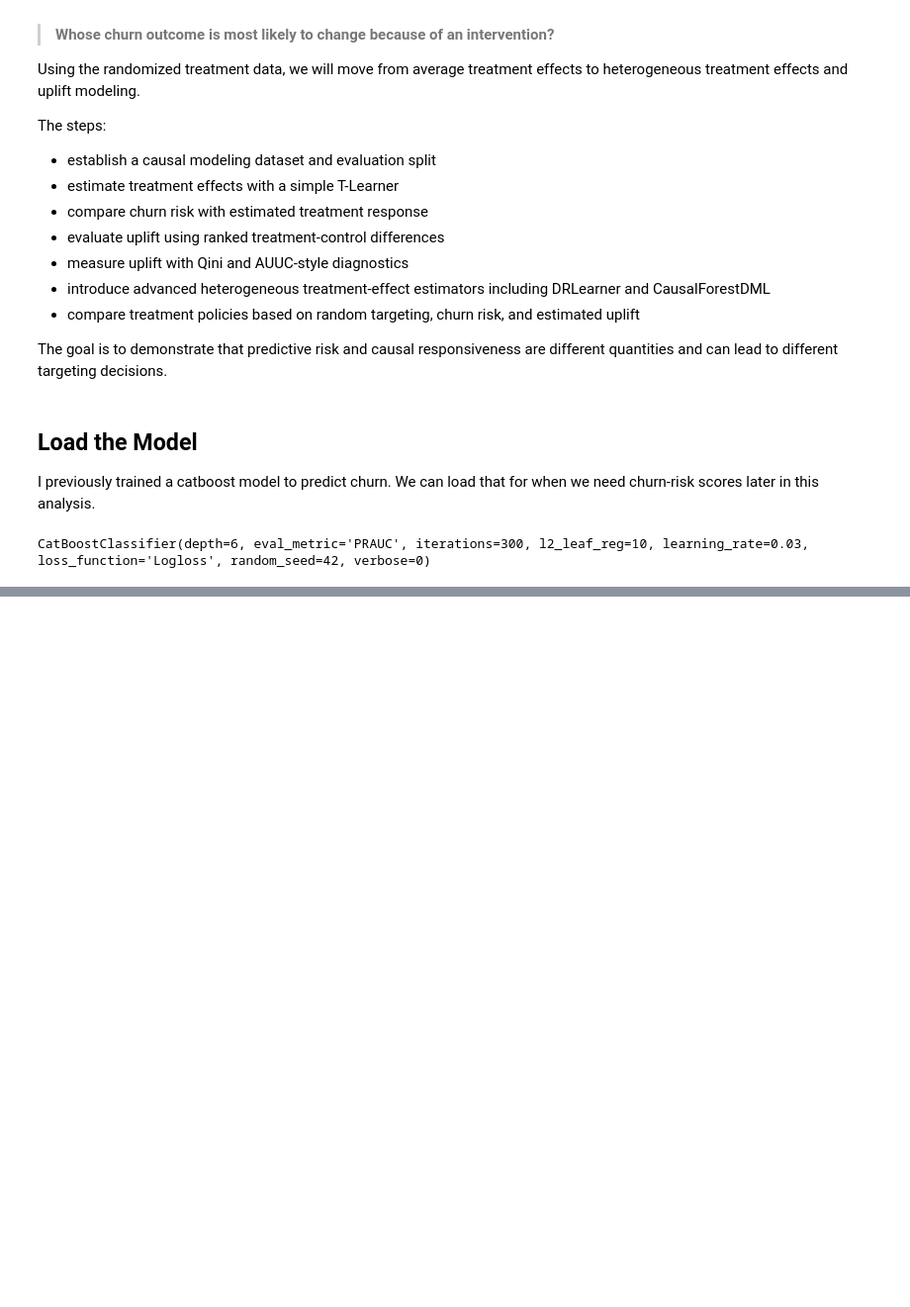
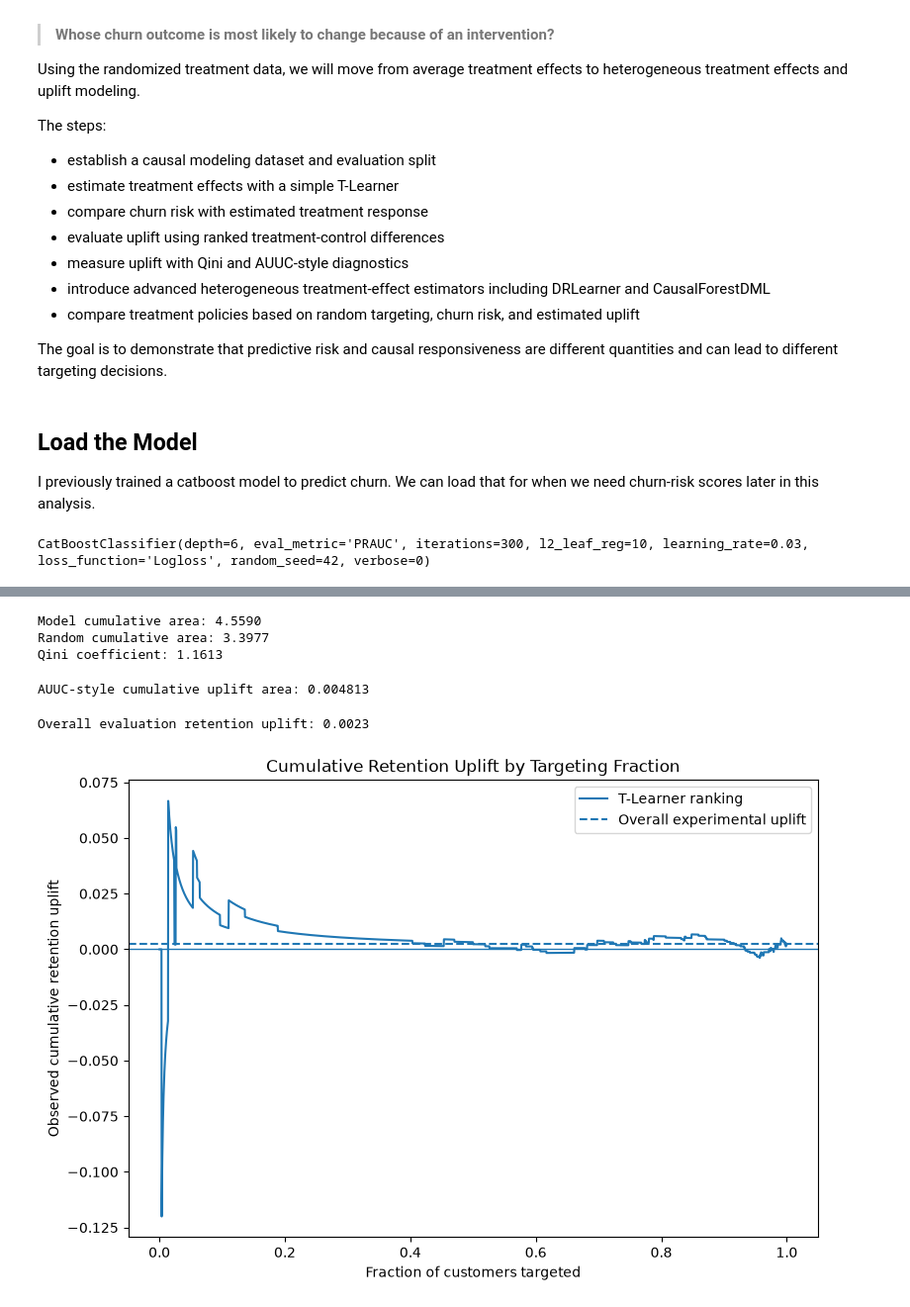
Before and after one commit to ACSanders/beyond-churn, a Jupyter notebook: notebooks/03_causal_uplift_modeling.ipynb, the cells around one changed output, grey strips where cells are left out. Shown at 99% size. Drawn from its saved outputs; the diff is of its cells as text; code cells hidden in the pictures; blank space fills up the shorter version.

```diff
--- a/notebooks/03_causal_uplift_modeling.ipynb
+++ b/notebooks/03_causal_uplift_modeling.ipynb
@@ -91,0 +1099,80 @@ CatBoostClassifier(depth=6, eval_metric='PRAUC', iterations=300, l2_leaf_reg=10,
+# %%
+model_area = np.trapezoid(
+    eval_ranked["cumulative_gain"],
+    eval_ranked["population_fraction"]
+)
+
+random_area = np.trapezoid(
+    eval_ranked["random_gain"],
+    eval_ranked["population_fraction"]
+)
+
+qini_coefficient = model_area - random_area
+
+print(f"Model cumulative area: {model_area:.4f}")
+print(f"Random cumulative area: {random_area:.4f}")
+print(f"Qini coefficient: {qini_coefficient:.4f}")
+# %% [output]
+Model cumulative area: 4.5590
+Random cumulative area: 3.3977
+Qini coefficient: 1.1613
+# %%
+# calculate cumulative uplift itself
+# gets us AUUC style curve expressed in actual treatemnt effectu units
+eval_ranked["cumulative_uplift"] = (
+    eval_ranked["uplift_signal"].cumsum()
+    / np.arange(1, len(eval_ranked) + 1)
+)
+# %%
+auuc_data = eval_ranked[
+    eval_ranked["population_fraction"] >= 0.05
+]
+
+auuc = np.trapezoid(
+    auuc_data["cumulative_uplift"],
+    auuc_data["population_fraction"]
+)
+
+print(f"AUUC-style cumulative uplift area: {auuc:.6f}")
+# %% [output]
+AUUC-style cumulative uplift area: 0.004813
+# %%
+overall_eval_retention_uplift = (
+    eval_control_rate
+    - eval_treatment_rate
+)
+
+print(
+    f"Overall evaluation retention uplift: "
+    f"{overall_eval_retention_uplift:.4f}"
+)
+# %% [output]
+Overall evaluation retention uplift: 0.0023
+# %%
+plt.figure(figsize=(9, 6))
+
+plt.plot(
+    eval_ranked["population_fraction"],
+    eval_ranked["cumulative_uplift"],
+    label="T-Learner ranking"
+)
+
+plt.axhline(
+    overall_eval_retention_uplift,
+    linestyle="--",
+    label="Overall experimental uplift"
+)
+
+plt.axhline(
+    0,
+    linewidth=1
+)
+
+plt.xlabel("Fraction of customers targeted")
+plt.ylabel("Observed cumulative retention uplift")
+plt.title("Cumulative Retention Uplift by Targeting Fraction")
+plt.legend()
+
+plt.show()
+# %% [output]
+[figure, added]
```
Also changed, not shown: parts of 50 cells of this notebook.
